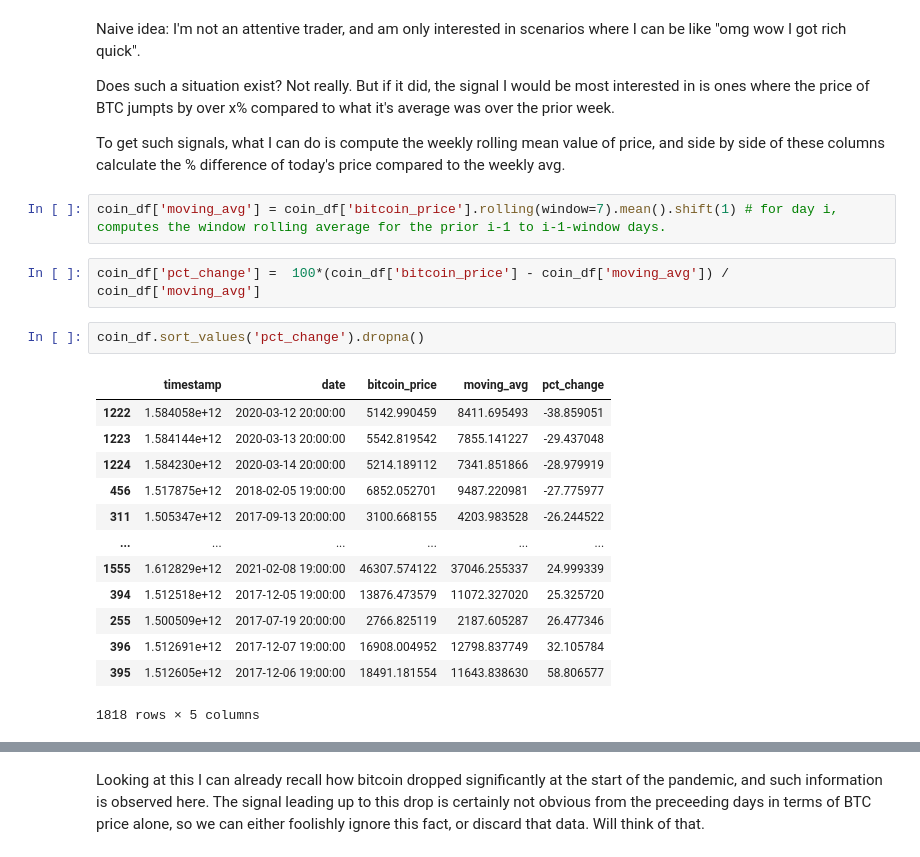
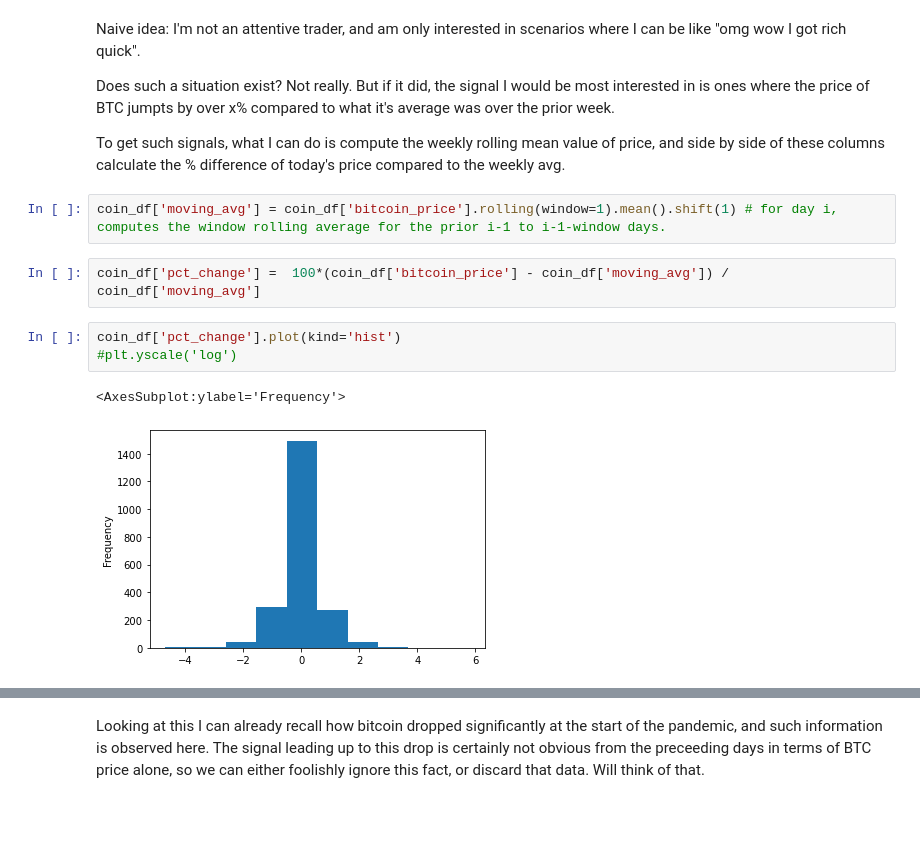
Before and after one commit to nkasmanoff/jetcoin, a Jupyter notebook: notebooks/Explore Data.ipynb, the cells around one changed output, grey strips where cells are left out. Cells and saved outputs as stored; diff of their text form; blank space fills up the shorter version.

```diff
--- a/notebooks/Explore Data.ipynb
+++ b/notebooks/Explore Data.ipynb
@@ -49,22 +42,12 @@ Does such a situation exist? Not really. But if it did, the signal I would be mo
 
 To get such signals, what I can do is compute the weekly rolling mean value of price, and side by side of these columns calculate the % difference of today's price compared to the weekly avg.
 # %%
-coin_df['moving_avg'] = coin_df['bitcoin_price'].rolling(window=7).mean().shift(1) # for day i, computes the window rolling average for the prior i-1 to i-1-window days.
+coin_df['moving_avg'] = coin_df['bitcoin_price'].rolling(window=1).mean().shift(1) # for day i, computes the window rolling average for the prior i-1 to i-1-window days.
 # %%
 coin_df['pct_change'] =  100*(coin_df['bitcoin_price'] - coin_df['moving_avg']) / coin_df['moving_avg']
-# %%
-coin_df.sort_values('pct_change').dropna()
-# %% [output]
-|  | timestamp | date | bitcoin_price | moving_avg | pct_change |
-| 1222 | 1.584058e+12 | 2020-03-12 20:00:00 | 5142.990459 | 8411.695493 | -38.859051 |
-| 1223 | 1.584144e+12 | 2020-03-13 20:00:00 | 5542.819542 | 7855.141227 | -29.437048 |
-| 1224 | 1.584230e+12 | 2020-03-14 20:00:00 | 5214.189112 | 7341.851866 | -28.979919 |
-| 456 | 1.517875e+12 | 2018-02-05 19:00:00 | 6852.052701 | 9487.220981 | -27.775977 |
-| 311 | 1.505347e+12 | 2017-09-13 20:00:00 | 3100.668155 | 4203.983528 | -26.244522 |
-| ... | ... | ... | ... | ... | ... |
-| 1555 | 1.612829e+12 | 2021-02-08 19:00:00 | 46307.574122 | 37046.255337 | 24.999339 |
-| 394 | 1.512518e+12 | 2017-12-05 19:00:00 | 13876.473579 | 11072.327020 | 25.325720 |
-| 255 | 1.500509e+12 | 2017-07-19 20:00:00 | 2766.825119 | 2187.605287 | 26.477346 |
-| 396 | 1.512691e+12 | 2017-12-07 19:00:00 | 16908.004952 | 12798.837749 | 32.105784 |
-| 395 | 1.512605e+12 | 2017-12-06 19:00:00 | 18491.181554 | 11643.838630 | 58.806577 |
-1818 rows × 5 columns
+# %%
+coin_df['pct_change'].plot(kind='hist')
+#plt.yscale('log')
+# %% [output]
+<AxesSubplot:ylabel='Frequency'>
+[figure, added]
```
Also changed, not shown: parts of 10 cells of this notebook, 3 other files.
